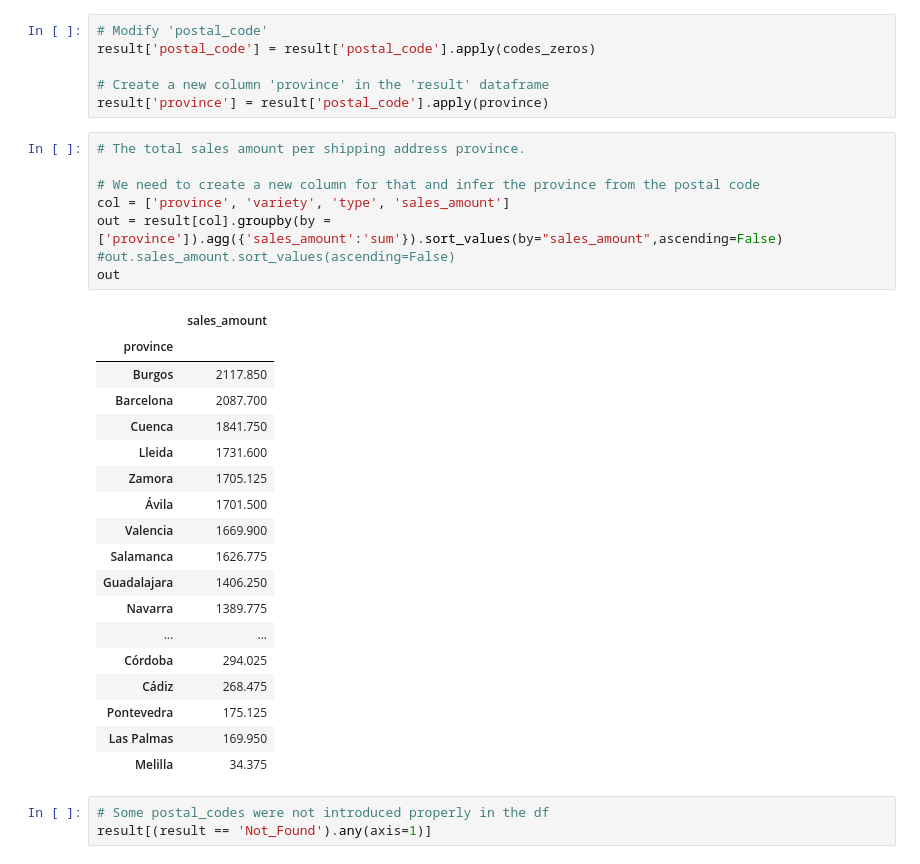
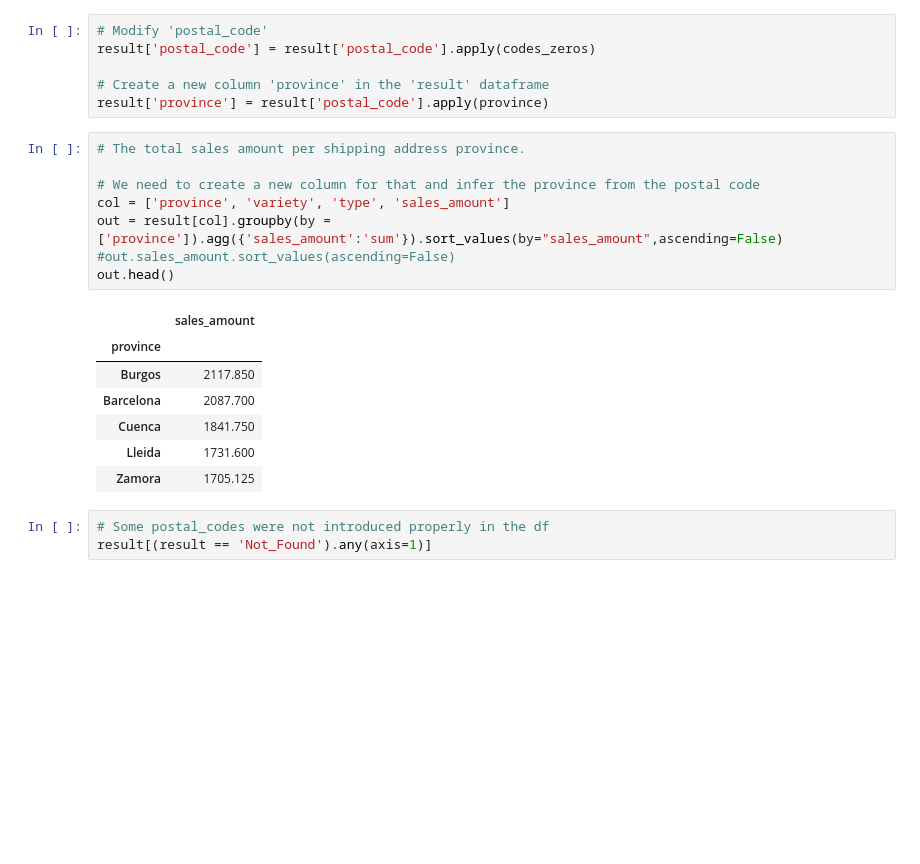
Before and after one commit to guille-ds/DataCleaning-Analysis-Python-SQL, a Jupyter notebook: answers-1.ipynb, the cells around one changed output. Saved outputs shown, nothing was run; the diff lists cells and outputs as text; blank space fills up the shorter version.

```diff
--- a/answers-1.ipynb
+++ b/answers-1.ipynb
@@ -400,30 +400,19 @@ result['province'] = result['postal_code'].apply(province)
 # %%
 # The total sales amount per shipping address province.
 
 # We need to create a new column for that and infer the province from the postal code
 col = ['province', 'variety', 'type', 'sales_amount']
 out = result[col].groupby(by = ['province']).agg({'sales_amount':'sum'}).sort_values(by="sales_amount",ascending=False)
 #out.sales_amount.sort_values(ascending=False)
-out
+out.head()
 # %% [output]
 |  | sales_amount |
 | province |  |
 | Burgos | 2117.850 |
 | Barcelona | 2087.700 |
 | Cuenca | 1841.750 |
 | Lleida | 1731.600 |
 | Zamora | 1705.125 |
-| Ávila | 1701.500 |
-| Valencia | 1669.900 |
-| Salamanca | 1626.775 |
-| Guadalajara | 1406.250 |
-| Navarra | 1389.775 |
-| ... | ... |
-| Córdoba | 294.025 |
-| Cádiz | 268.475 |
-| Pontevedra | 175.125 |
-| Las Palmas | 169.950 |
-| Melilla | 34.375 |
 # %%
 # Some postal_codes were not introduced properly in the df
 result[(result == 'Not_Found').any(axis=1)]
```
Also changed, not shown: parts of 5 cells of this notebook.
